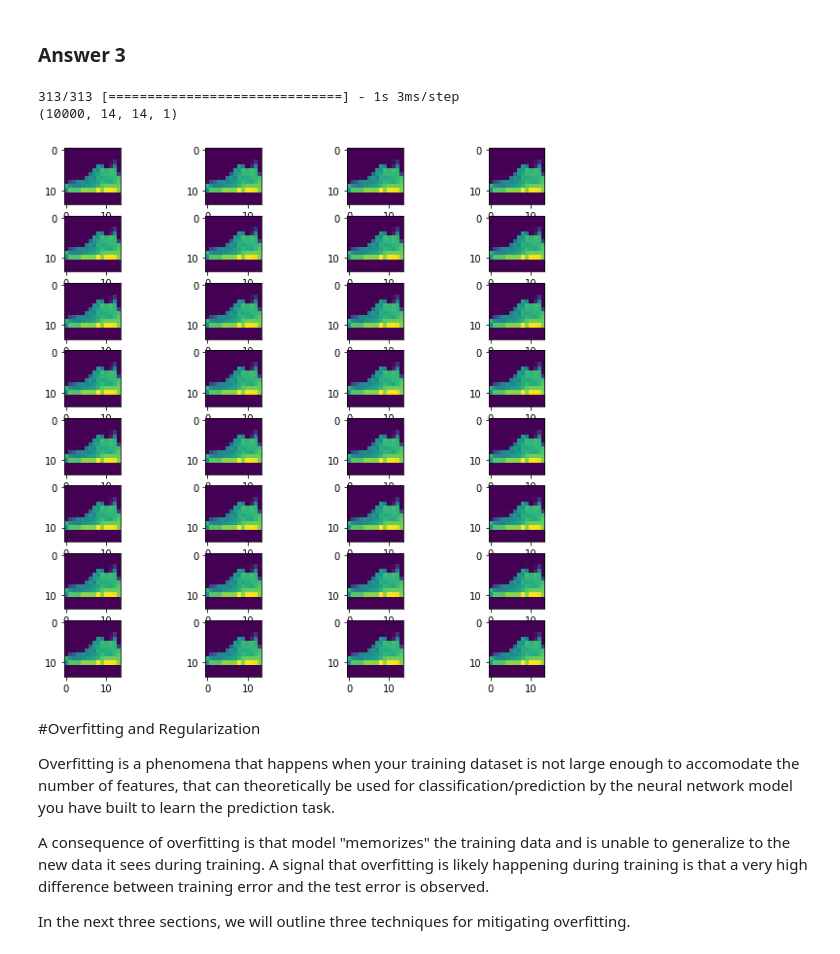
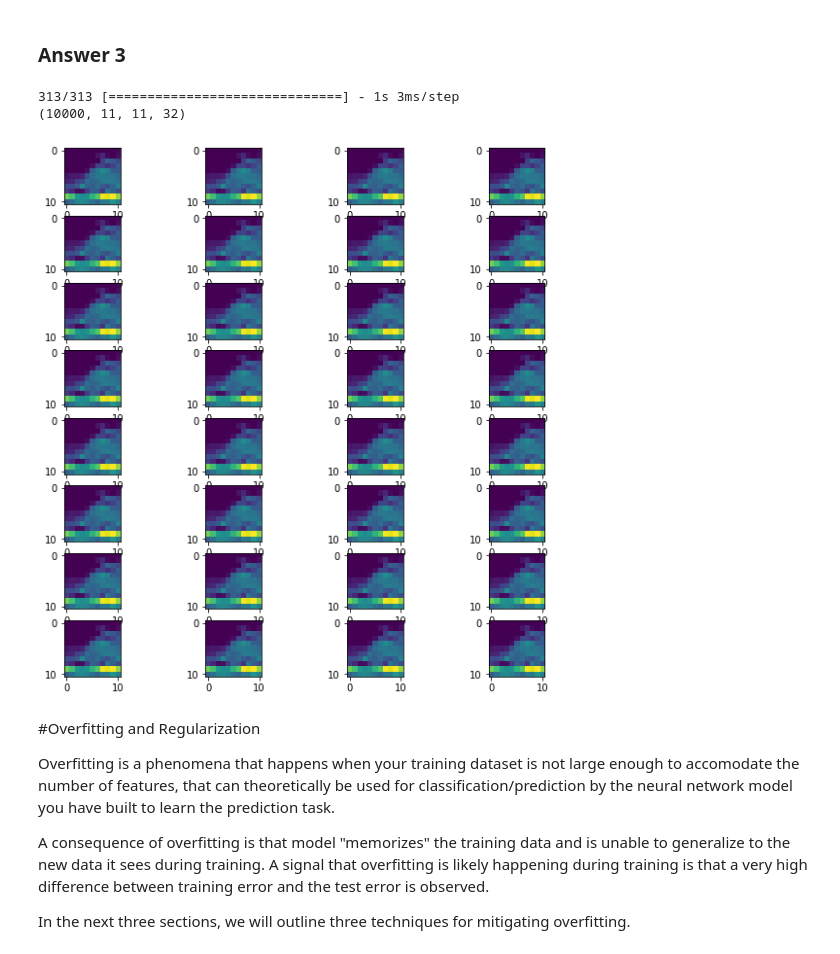
Before and after one commit to nsoukouna3/Data-Structure, a Jupyter notebook: Day_04/Convolutional_Neural_Network.ipynb, the cells around one changed output. Saved outputs shown, nothing was run; the diff lists cells and outputs as text; code cells hidden in the pictures.

```diff
--- a/Day_04/Convolutional_Neural_Network.ipynb
+++ b/Day_04/Convolutional_Neural_Network.ipynb
@@ -271,19 +263,20 @@ Hint: See the sections above to identify how you should go about doing the vario
 ### Answer 3
 # %%
 """ Enter your code for Question 3 here """
-model_y =tf.keras.models.Sequential(model.get_layer(name=None , index=1))
+
+model_y =tf.keras.models.Sequential([model.get_layer(name=None , index=0), model.get_layer(name=None, index=1), model.get_layer(name=None, index=2)])
 features_map= model_y.predict(test_images)
 ix=1
 print(features_map.shape)
 fig, axis= plt.subplots(8,4, figsize=(10,10))
 for i in range(8):
   for j in range(4):
     axis[i,j].imshow(features_map[0,:,:,ix-1])
     ix=+1
 # %% [output]
 313/313 [==============================] - 1s 3ms/step
-(10000, 14, 14, 1)
+(10000, 11, 11, 32)
-[figure, old version]
+[figure, new version]
 # %% [markdown]
 #Overfitting and Regularization
 
```
Also changed, not shown: parts of 7 cells of this notebook.
